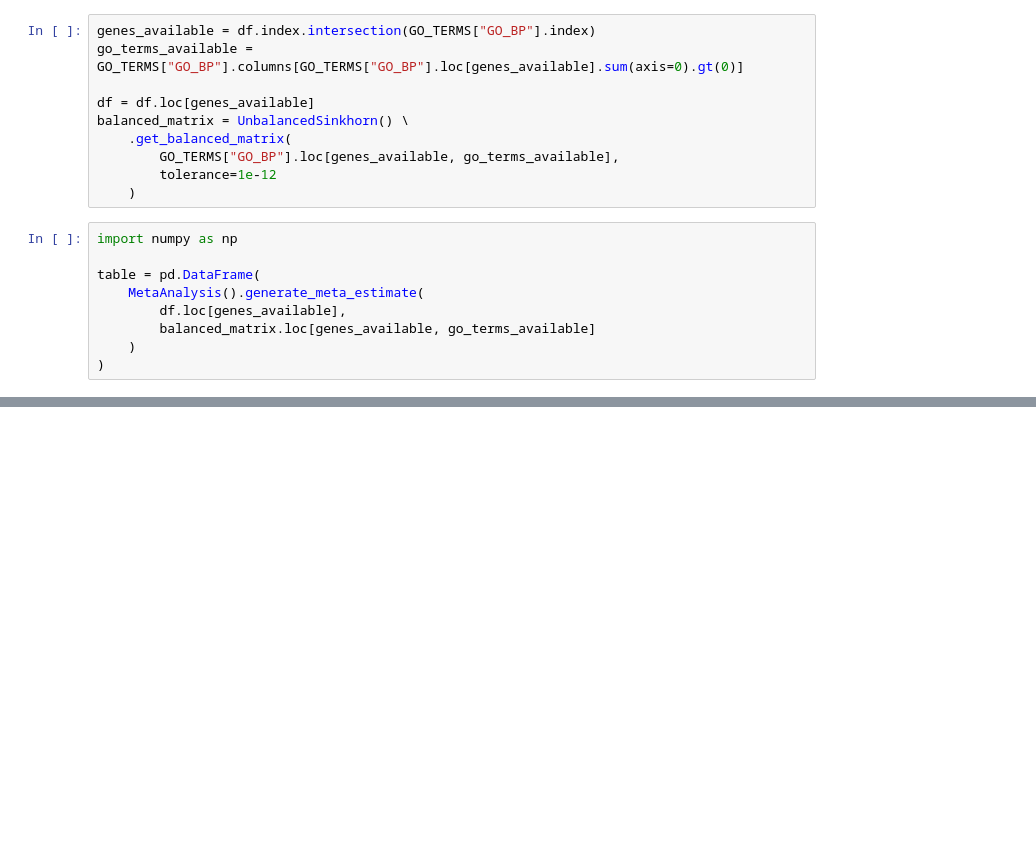
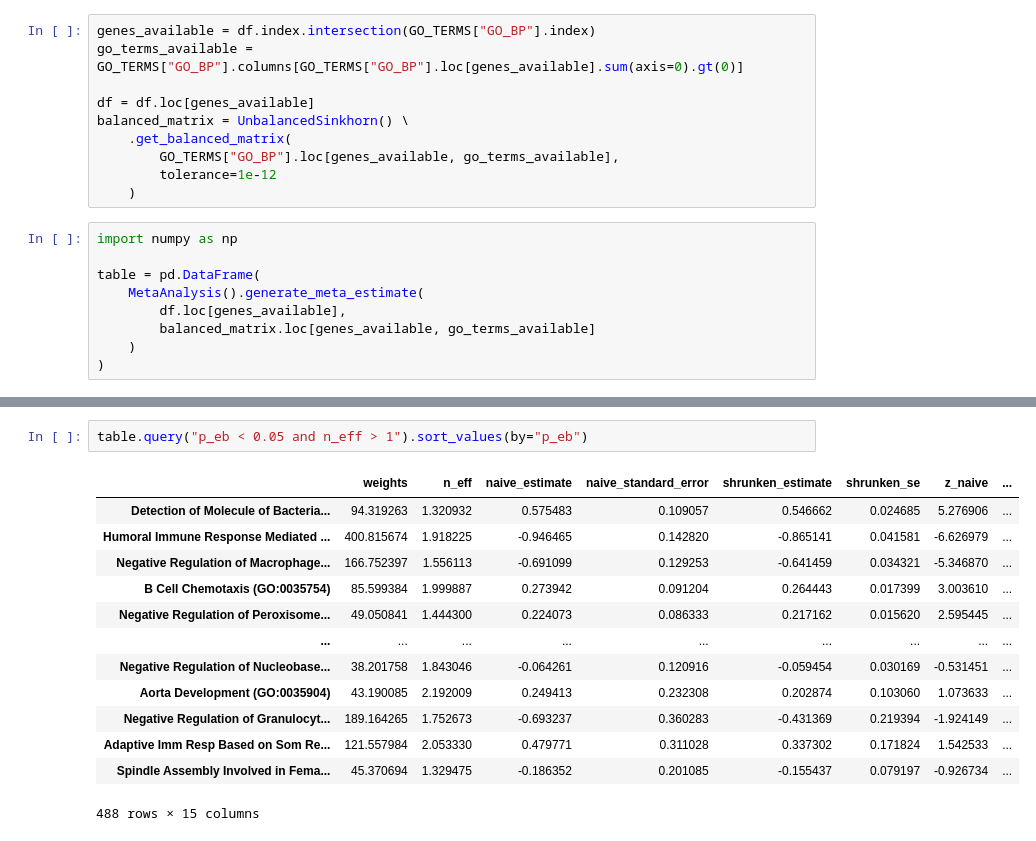
Before and after one commit to jhaberbe/meta-analysis, a Jupyter notebook: notebooks/testing.ipynb, the cells around one changed output, grey strips where cells are left out. Saved outputs shown, nothing was run; the diff lists cells and outputs as text; blank space fills up the shorter version.

```diff
--- a/notebooks/testing.ipynb
+++ b/notebooks/testing.ipynb
@@ -77,3 +153,19 @@ table.plot.scatter(x="eb_z", y="naive_z")
+# %%
+table.query("p_eb < 0.05 and n_eff > 1").sort_values(by="p_eb")
+# %% [output]
+|  | weights | n_eff | naive_estimate | naive_standard_error | shrunken_estimate | shrunken_se | z_naive | ... |
+| Detection of Molecule of Bacteria... | 94.319263 | 1.320932 | 0.575483 | 0.109057 | 0.546662 | 0.024685 | 5.276906 | ... |
+| Humoral Immune Response Mediated ... | 400.815674 | 1.918225 | -0.946465 | 0.142820 | -0.865141 | 0.041581 | -6.626979 | ... |
+| Negative Regulation of Macrophage... | 166.752397 | 1.556113 | -0.691099 | 0.129253 | -0.641459 | 0.034321 | -5.346870 | ... |
+| B Cell Chemotaxis (GO:0035754) | 85.599384 | 1.999887 | 0.273942 | 0.091204 | 0.264443 | 0.017399 | 3.003610 | ... |
+| Negative Regulation of Peroxisome... | 49.050841 | 1.444300 | 0.224073 | 0.086333 | 0.217162 | 0.015620 | 2.595445 | ... |
+| ... | ... | ... | ... | ... | ... | ... | ... | ... |
+| Negative Regulation of Nucleobase... | 38.201758 | 1.843046 | -0.064261 | 0.120916 | -0.059454 | 0.030169 | -0.531451 | ... |
+| Aorta Development (GO:0035904) | 43.190085 | 2.192009 | 0.249413 | 0.232308 | 0.202874 | 0.103060 | 1.073633 | ... |
+| Negative Regulation of Granulocyt... | 189.164265 | 1.752673 | -0.693237 | 0.360283 | -0.431369 | 0.219394 | -1.924149 | ... |
+| Adaptive Imm Resp Based on Som Re... | 121.557984 | 2.053330 | 0.479771 | 0.311028 | 0.337302 | 0.171824 | 1.542533 | ... |
+| Spindle Assembly Involved in Fema... | 45.370694 | 1.329475 | -0.186352 | 0.201085 | -0.155437 | 0.079197 | -0.926734 | ... |
+488 rows × 15 columns
 # %%
 from meta_analysis.pl import ForestPlotter
 
```
Also changed, not shown: parts of 9 cells of this notebook, 2 other files.
